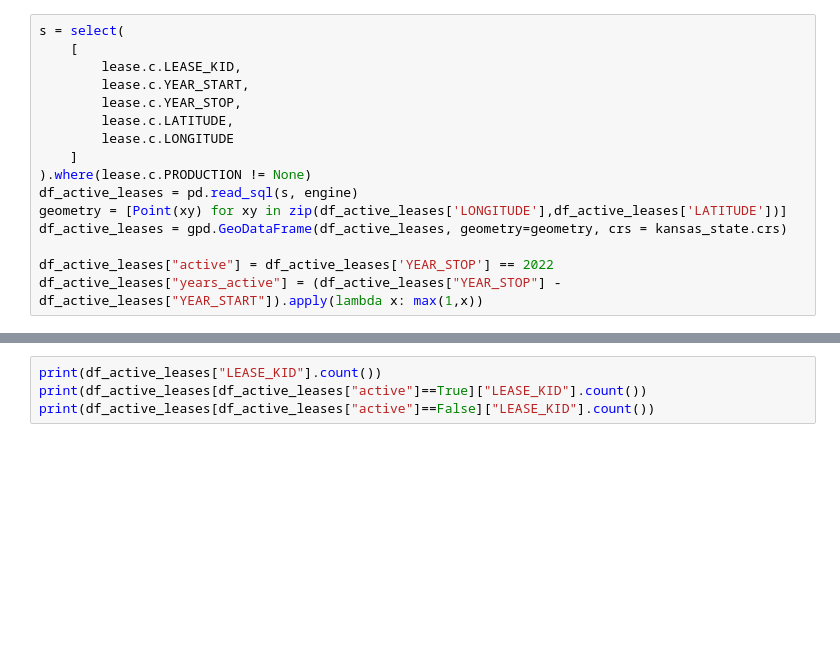
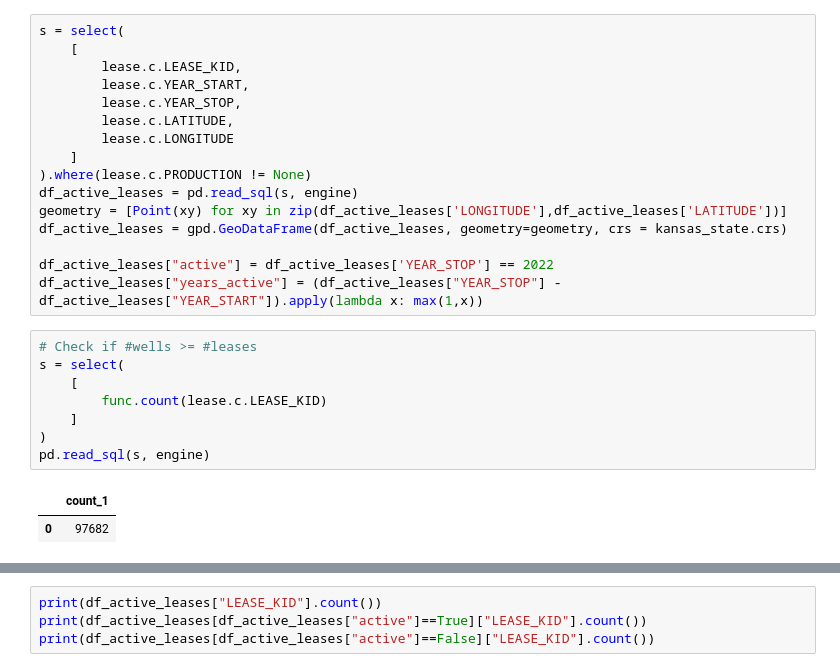
Before and after one commit to Energy-DVA/energy, a Jupyter notebook: _1_analysis/eda.ipynb, the cells around one changed output, grey strips where cells are left out. Cells and saved outputs as stored; diff of their text form; blank space fills up the shorter version.

```diff
--- a/_1_analysis/eda.ipynb
+++ b/_1_analysis/eda.ipynb
@@ -191,3 +191,14 @@ df_active_leases = gpd.GeoDataFrame(df_active_leases, geometry=geometry, crs = k
 
 df_active_leases["active"] = df_active_leases['YEAR_STOP'] == 2022
 df_active_leases["years_active"] = (df_active_leases["YEAR_STOP"] - df_active_leases["YEAR_START"]).apply(lambda x: max(1,x))
+# %%
+# Check if #wells >= #leases
+s = select(
+    [
+        func.count(lease.c.LEASE_KID)
+    ]
+)
+pd.read_sql(s, engine)
+# %% [output]
+|  | count_1 |
+| 0 | 97682 |
```
Also changed, not shown: parts of 3 cells of this notebook.
